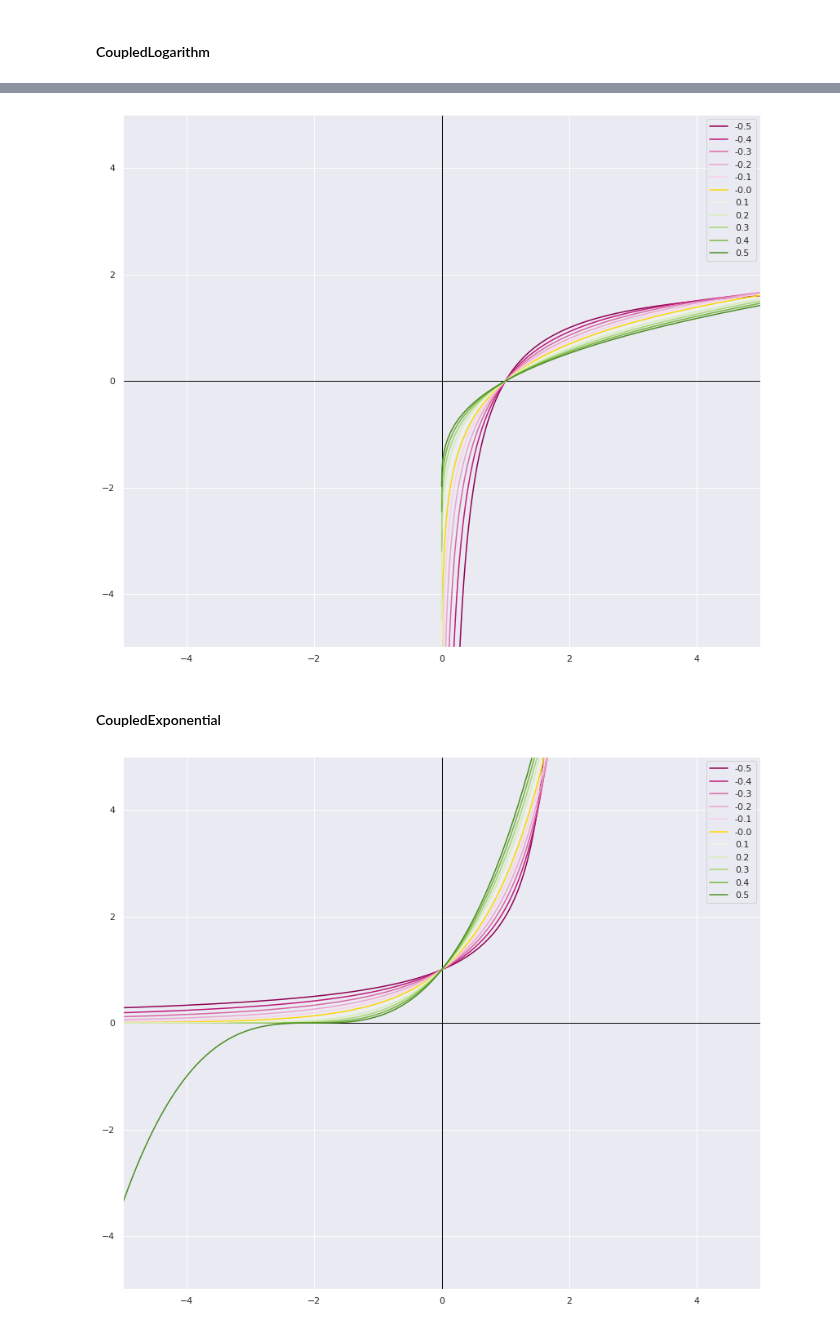
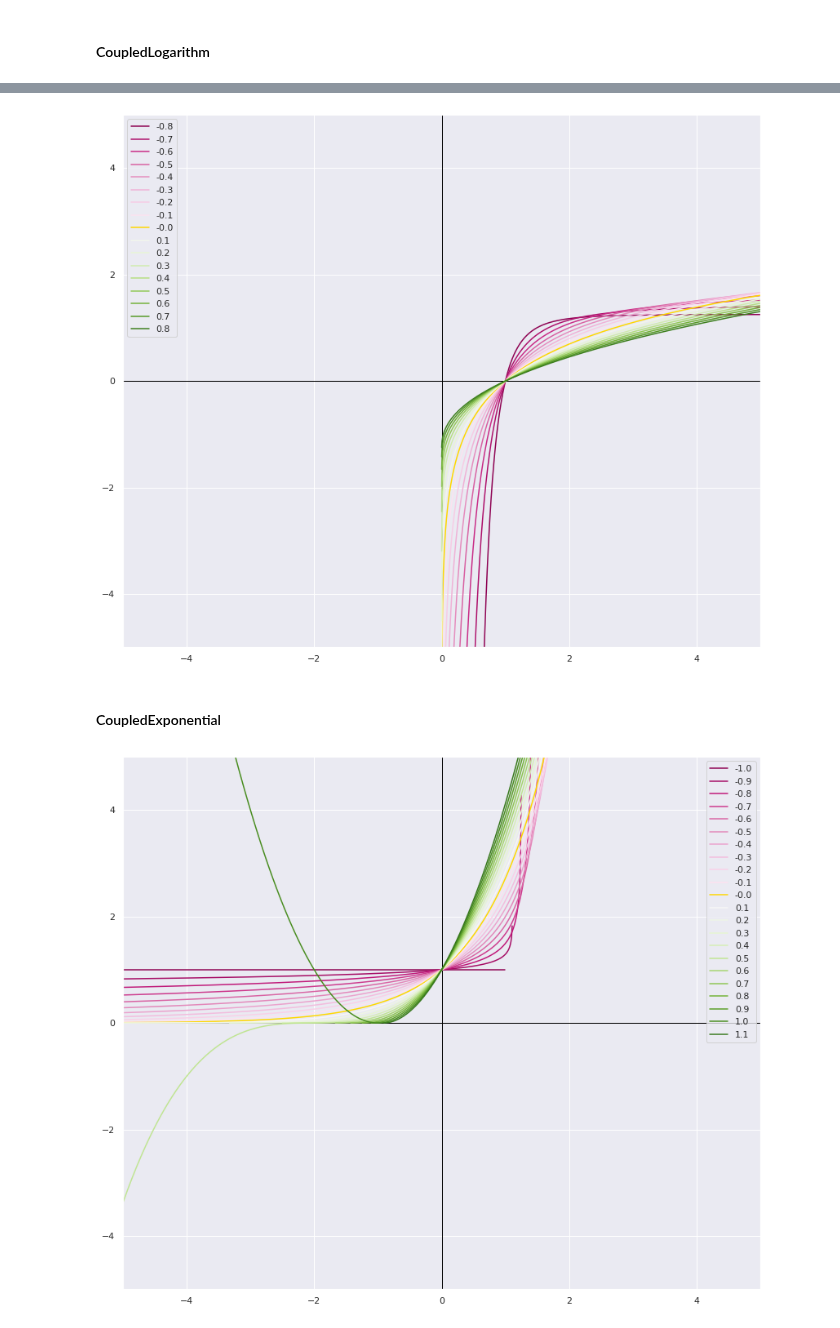
Before and after one commit to Photrek/Nonlinear-Statistical-Coupling, a Jupyter notebook: nsc/plots.ipynb, the cells around one changed output, grey strips where cells are left out. Drawn from its saved outputs; the diff is of its cells as text; code cells hidden in the pictures.

```diff
--- a/nsc/plots.ipynb
+++ b/nsc/plots.ipynb
@@ -28,7 +48,7 @@ ax.axvline(c='black', lw=1)
 ax.axhline(c='black', lw=1)
 
 cm = plt.get_cmap('PiYG')
-kappa_values = [round(value, 1) for value in np.arange(-0.5, 0.6, 0.1)]
+kappa_values = [round(value, 1) for value in np.arange(-0.8, 0.9, 0.1)]
 n = len(kappa_values)
 ax.set_prop_cycle(color=['gold' if kappa==0 else cm(1.*i/n) for i, kappa in enumerate(kappa_values)])
 
@@ -44,7 +64,7 @@ for kappa in kappa_values:
 plt.legend()
 plt.show();
 # %% [output]
-[figure, old version]
+[figure, new version]
 # %% [markdown]
 #### CoupledExponential
 # %%
@@ -55,24 +75,24 @@ y = defaultdict(list)
 # %%
 # plt.figure(figsize=(12, 8))
 fig, ax = plt.subplots(figsize=(14, 12))
 ax.axvline(c='black', lw=1)
 ax.axhline(c='black', lw=1)
 
 cm = plt.get_cmap('PiYG')
-kappa_values = [round(value, 1) for value in np.arange(-0.5, 0.6, 0.1)]
+kappa_values = [round(value, 1) for value in np.arange(-1, 1.2, 0.1)]
 n = len(kappa_values)
 ax.set_prop_cycle(color=['gold' if kappa==0 else cm(1.*i/n) for i, kappa in enumerate(kappa_values)])
 
 plt.xlim(-5, 5)
 plt.ylim(-5, 5)
 
 for kappa in kappa_values:
 #     y[kappa] = CoupledExponential(X, kappa)
     for x in X:
         y[kappa].append(CoupledExponential(x, kappa))
     plt.plot(X, y[kappa], label=kappa)
 
 plt.legend()
 plt.show();
 # %% [output]
-[figure, old version]
+[figure, new version]
```
Also changed, not shown: parts of 7 cells of this notebook, 2 other files.
